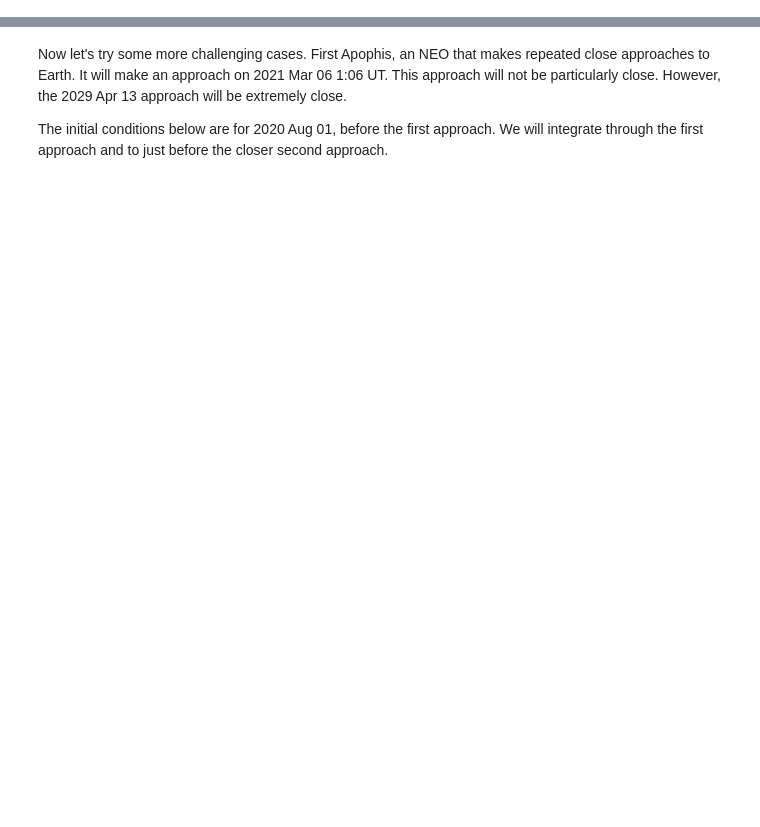
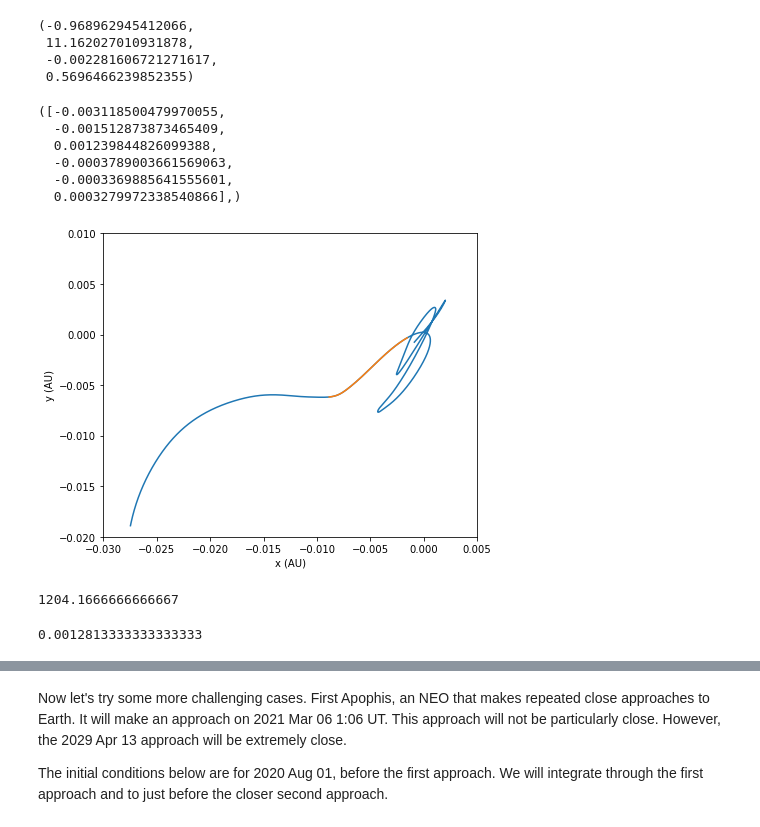
Before and after one commit to matthewholman/reboundx, a Jupyter notebook: examples/ephem_forces/integrator_example.ipynb, the cells around one changed output, grey strips where cells are left out. Drawn from its saved outputs; the diff is of its cells as text; code cells hidden in the pictures; blank space fills up the shorter version.

```diff
--- a/examples/ephem_forces/integrator_example.ipynb
+++ b/examples/ephem_forces/integrator_example.ipynb
@@ -247,2 +340,0 @@ for v in x:
-# %%
-model = [ch.chebval(t-timesp[4], f) for t in timesp[0:9]]
@@ -383,0 +646,14 @@ plt.ylabel("AU")
+# %%
+def residuals(instates, obs, tstart, tend, geocentric=True):
+    instates = instates.reshape(1, 6)
+    timesp, statesp, varp, varp_ng, statusp = ephem_forces.production_integration_function_wrapper(tstart, tend, epoch, instates, tstep=2.0, geocentric=geocentric)
+    time_tags, fits = save_trajectory(timesp, statesp)
+    resid = []
+    # don't need to repeatedly open this file to read and format the data
+    for jd_tdb, r_target, r_obs in obs:
+        model, lt = generate_observation(fits, time_tags, r_obs, jd_tdb)
+        dx, dy = get_residuals(r_target, model)
+        resid.append(dx)
+        resid.append(dy)
+        print("%.6lf %.5lf %7.3lf %7.3lf" % (jd_tdb, lt, dx*206265, dy*206265))
+    return resid
@@ -383,0 +663,3 @@ plt.ylabel("AU")
+# %%
+%%prun
+results = least_squares(residuals, np.array(row), args=(obs, tstart, tend), xtol=1e-12)
@@ -383,0 +722,44 @@ plt.ylabel("AU")
+# %%
+res0.mean(), res0.std(), res1.mean(), res1.std()
+# %% [output]
+(-0.968962945412066,
+ 11.162027010931878,
+ -0.002281606721271617,
+ 0.5696466239852355)
+# %%
+row,
+# %% [output]
+([-0.003118500479970055,
+  -0.001512873873465409,
+  0.001239844826099388,
+  -0.0003789003661569063,
+  -0.0003369885641555601,
+  0.0003279972338540866],)
+# %%
+instates_res = np.array([results.x.tolist()])
+
+n_particles = 1
+
+tstart, tstep, tend = 2458694.500000000, 2, 2459232.50
+
+epoch = 2458897.500000000
+
+timesp, statesp, varp, varp_ng, statusp = ephem_forces.production_integration_function_wrapper(tstart, tend, epoch, instates_res, tstep=2.0, geocentric=1)#, epsilon=1e-8, tstep=20)
+
+tstart, tstep, tend = 2458894.500000000, 2, 2458932.50
+timesf, statesf, varf, varf_ng, statusf = ephem_forces.production_integration_function_wrapper(tstart, tend, epoch, instates_res, tstep=2.0, geocentric=1)#, epsilon=1e-8, tstep=20)
+# %%
+fig, ax = plt.subplots(figsize=(6.5,5))
+#plt.figure(figsize=(5, 5))
+ax.plot(statesp[:,:,0], statesp[:,:,1])
+ax.plot(statesf[:,:,0], statesf[:,:,1])
+ax.set_xlim(-0.030, 0.005)
+ax.set_ylim(-0.020, 0.010)
+ax.set_xlabel('x (AU)')
+ax.set_ylabel('y (AU)')
+plt.savefig('2020_CD3.png')
+
+plt.tight_layout()
+plt.show()
+# %% [output]
+[figure, added]
@@ -383,0 +772,8 @@ plt.ylabel("AU")
+# %%
+3400*1.0625/3
+# %% [output]
+1204.1666666666667
+# %%
+0.5*384400/1.5e8
+# %% [output]
+0.0012813333333333333
```
Also changed, not shown: parts of 265 cells of this notebook, 2 other files.
